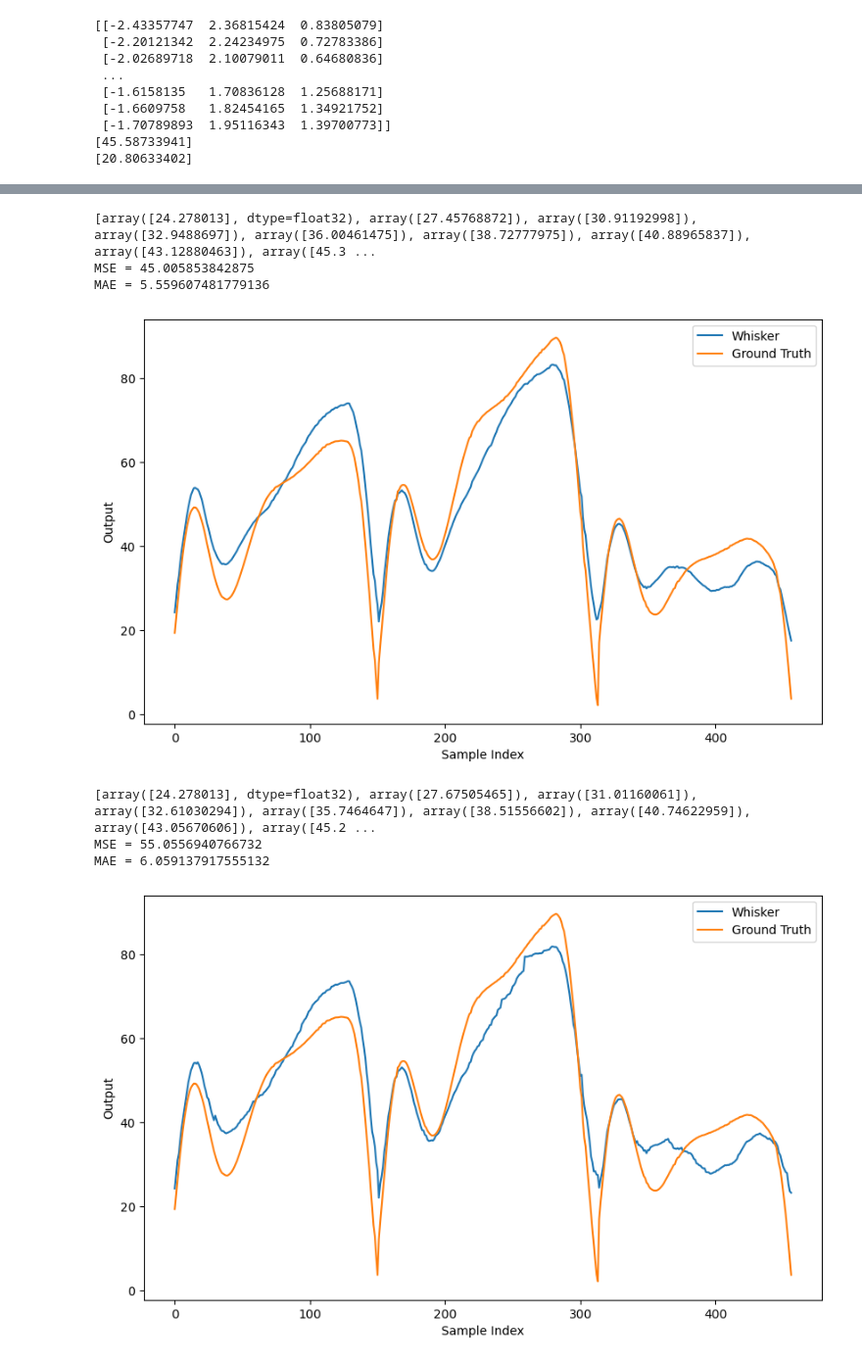
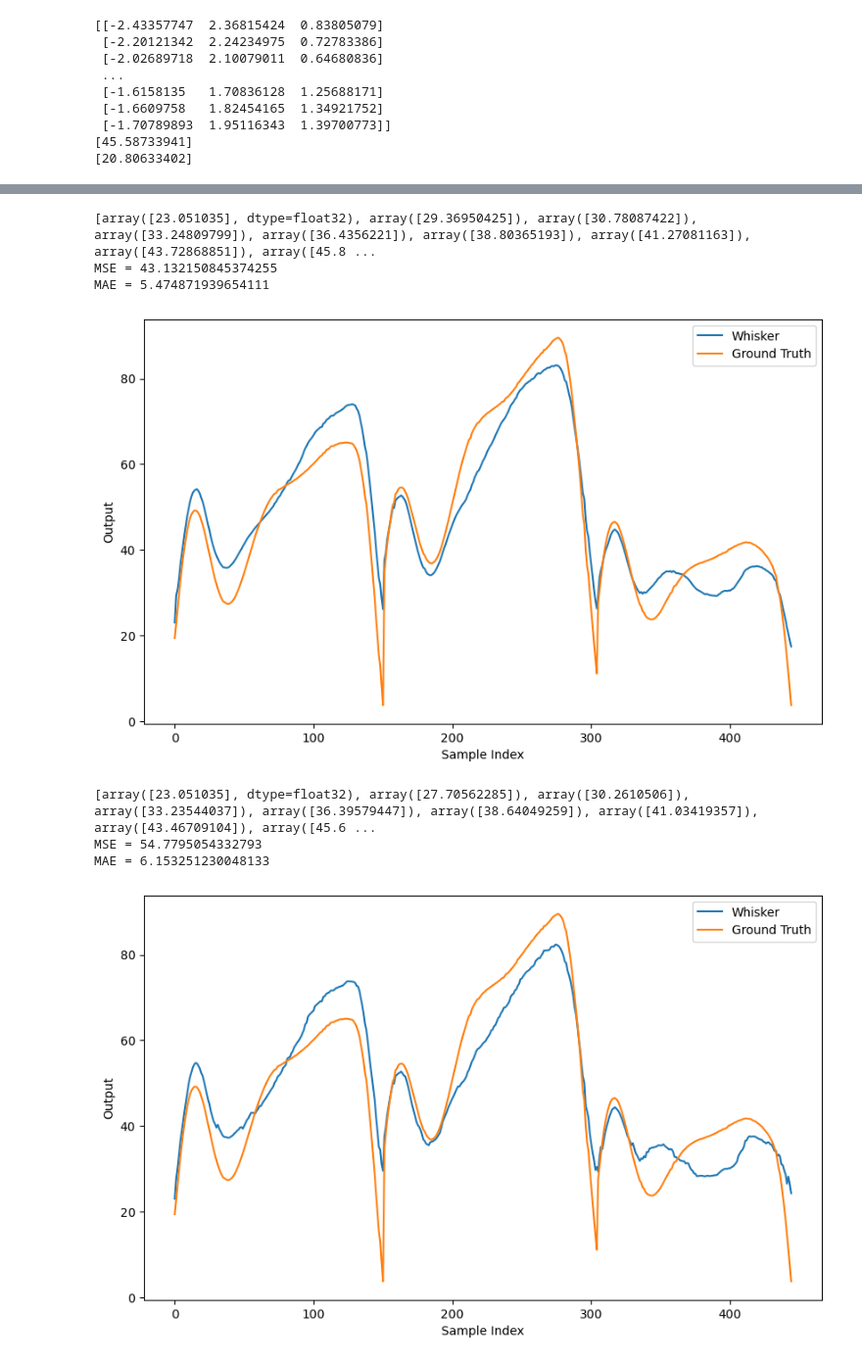
Before and after one commit to TacYee/autonomous-fly, a Jupyter notebook: Optitrack/dataanalyse/uncertainty_mlp_KF.ipynb, the cells around one changed output, grey strips where cells are left out. Shown at 98% size. Drawn from its saved outputs; the diff is of its cells as text; code cells hidden in the pictures.

```diff
--- a/Optitrack/dataanalyse/uncertainty_mlp_KF.ipynb
+++ b/Optitrack/dataanalyse/uncertainty_mlp_KF.ipynb
@@ -51,6 +51,24 @@ def filter_data(whisker_data,channel, laser_data, GT_data, threshold, orientatio
     orientation_filtered = orientation_data[filter_indices]
     position_filtered = position_data[filter_indices]
     return whisker_filtered, laser_filtered, GT_filtered, orientation_filtered, position_filtered
+
+def filter_data_both1(whisker_data1, whisker_data2, channel, laser_data, GT_data1, GT_data2, threshold, orientation_data, position_data):
+    filter_indices = (whisker_data1[:,0] >= threshold) & (whisker_data2[:,1] >= threshold) & (GT_data1 > 0) & (GT_data2 > 0)
+    whisker_filtered = whisker_data1[filter_indices]
+    laser_filtered = laser_data[filter_indices]
+    GT_filtered = GT_data1[filter_indices]
+    orientation_filtered = orientation_data[filter_indices]
+    position_filtered = position_data[filter_indices]
+    return whisker_filtered, laser_filtered, GT_filtered, orientation_filtered, position_filtered
+
+def filter_data_both2(whisker_data1, whisker_data2, channel, laser_data, GT_data1, GT_data2, threshold, orientation_data, position_data):
+    filter_indices = (whisker_data1[:,1] >= threshold) & (whisker_data2[:,0] >= threshold) & (GT_data1 > 0) & (GT_data2 > 0)
+    whisker_filtered = whisker_data1[filter_indices]
+    laser_filtered = laser_data[filter_indices]
+    GT_filtered = GT_data2[filter_indices]
+    orientation_filtered = orientation_data[filter_indices]
+    position_filtered = position_data[filter_indices]
+    return whisker_filtered, laser_filtered, GT_filtered, orientation_filtered, position_filtered
 # %%
 from sklearn.preprocessing import StandardScaler
 
@@ -67,8 +85,8 @@ real_whisker1, real_whisker2, real_laser1, real_laser2, real_GT1, real_GT2, real
 filter_threshold = 10
 train_whisker1_filtered1, train_laser1_filtered, train_GT1_filtered, _, _ = filter_data(train_whisker1, 1, train_laser1, train_GT1, filter_threshold, train_orientation, train_position)
 train_whisker2_filtered1, train_laser2_filtered, train_GT2_filtered, _, _ = filter_data(train_whisker2, 2, train_laser2, train_GT2, filter_threshold, train_orientation, train_position)
-test_whisker1_filtered1, test_laser1_filtered, test_GT1_filtered, test_orientation1_filtered, test_position1_filtered = filter_data(test_whisker1, 1, test_laser1, test_GT1, filter_threshold, test_orientation, test_position)
-test_whisker2_filtered1, test_laser2_filtered, test_GT2_filtered, test_orientation2_filtered, test_position2_filtered = filter_data(test_whisker2, 2, test_laser2, test_GT2, filter_threshold, test_orientation, test_position)
+test_whisker1_filtered1, test_laser1_filtered, test_GT1_filtered, test_orientation1_filtered, test_position1_filtered = filter_data_both1(test_whisker1, test_whisker2, 1, test_laser1, test_GT1, test_GT2, filter_threshold, test_orientation, test_position)
+test_whisker2_filtered1, test_laser2_filtered, test_GT2_filtered, test_orientation2_filtered, test_position2_filtered = filter_data_both2(test_whisker2, test_whisker1, 2, test_laser2, test_GT1 ,test_GT2, filter_threshold, test_orientation, test_position)
 
 # test_whisker1_1_filtered1, test_whisker2_1_filtered, test_laser1_1_filtered, test_laser2_1_filtered, test_GT1_1_filtered, test_GT2_1_filtered, orientation_1_filtered, position_1_filtered = process_data(file_paths[9])
 # test_whisker1_2, test_whisker2_2, test_laser1_2, test_laser2_2, test_GT1_2, test_GT2_2, orientation_2, position_2 = process_data(file_paths[10])
@@ -653,17 +686,17 @@ def apply_kalman_filterFLAT(initial_state, initial_position, initial_yaw, test_p
 
 # 数据分段
 test_GT2_filtered_1 = test_GT2_filtered[0:151]
-test_GT2_filtered_2 = test_GT2_filtered[151:314]
-test_GT2_filtered_3 = test_GT2_filtered[314:457]
+test_GT2_filtered_2 = test_GT2_filtered[151:305]
+test_GT2_filtered_3 = test_GT2_filtered[305:445]
 test_pre2_1 = test_pre2[0:151]
-test_pre2_2 = test_pre2[151:314]
-test_pre2_3 = test_pre2[314:457]
+test_pre2_2 = test_pre2[151:305]
+test_pre2_3 = test_pre2[305:445]
 test_position2_1 = test_position2_filtered[0:151]
-test_position2_2 = test_position2_filtered[151:314]
-test_position2_3 = test_position2_filtered[314:457]
+test_position2_2 = test_position2_filtered[151:305]
+test_position2_3 = test_position2_filtered[305:445]
 test_yaw2_1 = test_orientation2_filtered[0:151]
-test_yaw2_2 = test_orientation2_filtered[151:314]
-test_yaw2_3 = test_orientation2_filtered[314:457]
+test_yaw2_2 = test_orientation2_filtered[151:305]
+test_yaw2_3 = test_orientation2_filtered[305:445]
 # 初始状态和噪声配置
 initial_states = [test_pre2_1[0], test_pre2_2[0], test_pre2_3[0]]
 initial_positions = [test_position2_1[0], test_position2_2[0], test_position2_3[0]]
@@ -700,10 +733,10 @@ plt.xlabel('Sample Index')
 plt.ylabel('Output')
 plt.savefig(test_image_output_file)
 # %% [output]
-[array([24.278013], dtype=float32), array([27.45768872]), array([30.91192998]), array([32.9488697]), array([36.00461475]), array([38.72777975]), array([40.88965837]), array([43.12880463]), array([45.3 ...
-MSE = 45.005853842875
-MAE = 5.559607481779136
+[array([23.051035], dtype=float32), array([29.36950425]), array([30.78087422]), array([33.24809799]), array([36.4356221]), array([38.80365193]), array([41.27081163]), array([43.72868851]), array([45.8 ...
+MSE = 43.132150845374255
+MAE = 5.474871939654111
-[figure, old version]
+[figure, new version]
 # %%
 #UA KF Flat whisker2
 import numpy as np
@@ -724,22 +757,22 @@ def apply_kalman_filterUAFLAT(initial_state, initial_position, initial_yaw, test
 
 # 数据分段
 test_GT2_filtered_1 = test_GT2_filtered[0:151]
-test_GT2_filtered_2 = test_GT2_filtered[151:314]
-test_GT2_filtered_3 = test_GT2_filtered[314:457]
+test_GT2_filtered_2 = test_GT2_filtered[151:305]
+test_GT2_filtered_3 = test_GT2_filtered[305:445]
 test_pre2_1 = test_pre2[0:151]
-test_pre2_2 = test_pre2[151:314]
-test_pre2_3 = test_pre2[314:457]
+test_pre2_2 = test_pre2[151:305]
+test_pre2_3 = test_pre2[305:445]
 test_position2_1 = test_position2_filtered[0:151]
-test_position2_2 = test_position2_filtered[151:314]
-test_position2_3 = test_position2_filtered[314:457]
+test_position2_2 = test_position2_filtered[151:305]
+test_position2_3 = test_position2_filtered[305:445]
 test_yaw2_1 = test_orientation2_filtered[0:151]
-test_yaw2_2 = test_orientation2_filtered[151:314]
-test_yaw2_3 = test_orientation2_filtered[314:457]
+test_yaw2_2 = test_orientation2_filtered[151:305]
+test_yaw2_3 = test_orientation2_filtered[305:445]
 
 # 假设 `test_uncertainty` 是你模型预测的不确定性输出
 test_uncertainty2_1 = test_uncertainty2[0:151]
-test_uncertainty2_2 = test_uncertainty2[151:314]
-test_uncertainty2_3 = test_uncertainty2[314:457]
+test_uncertainty2_2 = test_uncertainty2[151:305]
+test_uncertainty2_3 = test_uncertainty2[305:445]
 
 # 初始状态和噪声配置
 initial_states = [test_pre2_1[0], test_pre2_2[0], test_pre2_3[0]]
@@ -749,37 +782,37 @@ initial_covariance = np.array([[50]])
 process_noise = np.array([[0.2]])
 
 # 应用卡尔曼滤波
 test_kal2_1 = apply_kalman_filterUAFLAT(initial_states[0], initial_positions[0], initial_yaws[0], test_pre2_1, test_uncertainty2_1, test_position2_1, test_yaw2_1)
 test_kal2_2 = apply_kalman_filterUAFLAT(initial_states[1], initial_positions[1], initial_yaws[1],test_pre2_2, test_uncertainty2_2, test_position2_2, test_yaw2_2)
 test_kal2_3 = apply_kalman_filterUAFLAT(initial_states[2], initial_positions[2], initial_yaws[2],test_pre2_3, test_uncertainty2_3, test_position2_3, test_yaw2_3)
 
 # 合并结果
 test_kal2 = test_kal2_1 + test_kal2_2 + test_kal2_3
 print(test_kal2)
 # 计算损失
 MSE_loss = mean_squared_error(test_kal2, test_GT2_filtered)
 MAE_loss = mean_absolute_error(test_kal2, test_GT2_filtered)
 
 print(f'MSE = {MSE_loss}')
 print(f'MAE = {MAE_loss}')
 
 # 保存图像
 test_image_folder = 'UA_FLAT_MLP_KF_test_image_save_whisker2'
 os.makedirs(test_image_folder, exist_ok=True)
 test_image_output_file = f'{test_image_folder}/p_0.05_noise_1e-2_modelvarianceweight_1_whisker2_kf_certainnoise_5_0.02_1.png'
 
 plt.figure(figsize=(10, 6))
 plt.plot(test_kal2, label='Whisker')
 plt.plot(test_GT2_filtered, label='Ground Truth')
 plt.legend()
 plt.xlabel('Sample Index')
 plt.ylabel('Output')
 plt.savefig(test_image_output_file)
 # %% [output]
-[array([24.278013], dtype=float32), array([27.67505465]), array([31.01160061]), array([32.61030294]), array([35.7464647]), array([38.51556602]), array([40.74622959]), array([43.05670606]), array([45.2 ...
-MSE = 55.0556940766732
-MAE = 6.059137917555132
+[array([23.051035], dtype=float32), array([27.70562285]), array([30.2610506]), array([33.23544037]), array([36.39579447]), array([38.64049259]), array([41.03419357]), array([43.46709104]), array([45.6 ...
+MSE = 54.7795054332793
+MAE = 6.153251230048133
-[figure, old version]
+[figure, new version]
 # %%
 #KF Flat2 whisker2
 import numpy as np
```
Also changed, not shown: parts of 13 cells of this notebook, 14 other files.
